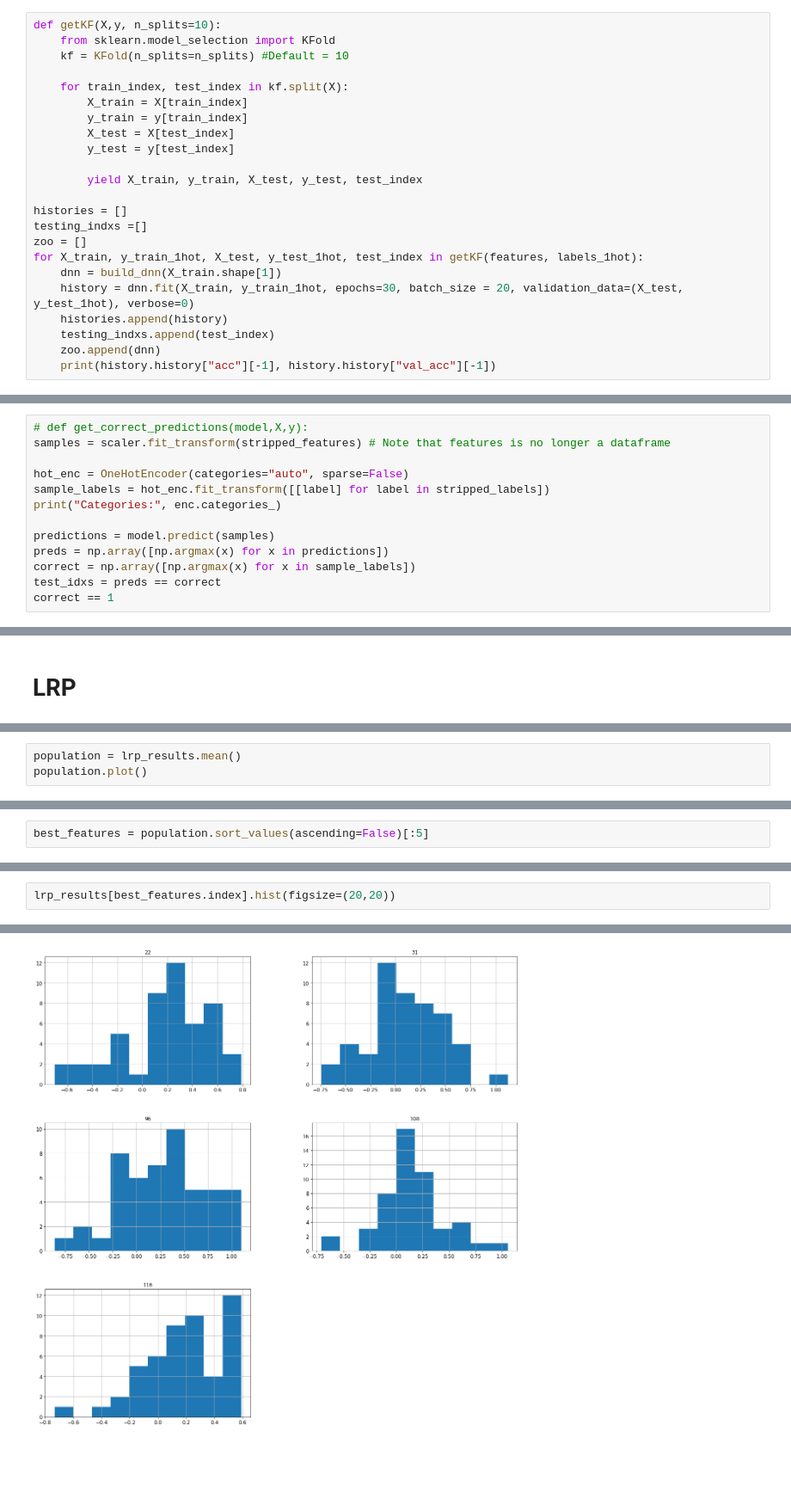
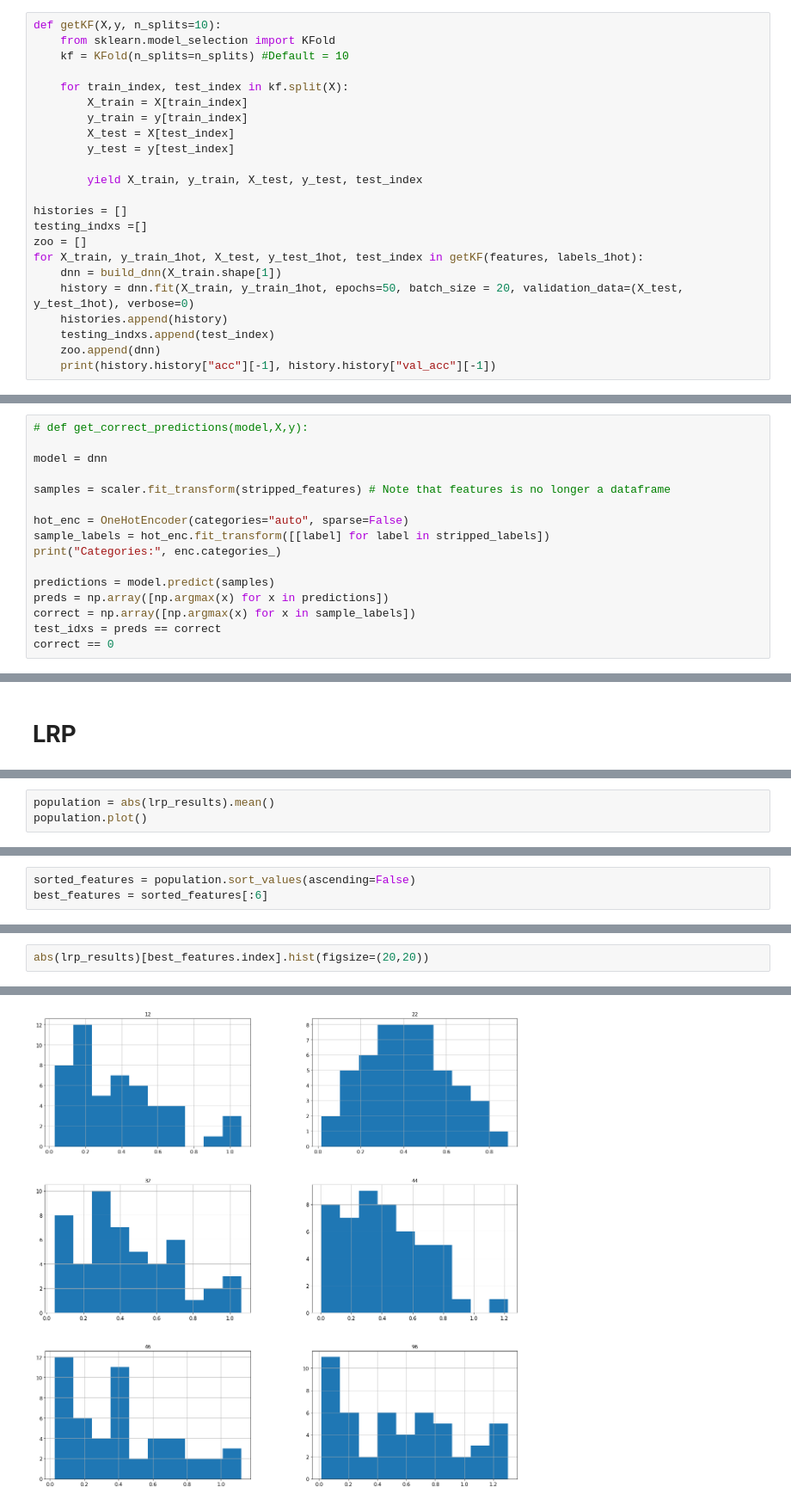
Before and after one commit to ahsanMah/interpretDL, a Jupyter notebook: ADNNI.ipynb, the cells around one changed output, grey strips where cells are left out. Shown: that part at 86% size. Cells and saved outputs as stored; diff of their text form; blank space fills up the shorter version.

```diff
--- a/ADNNI.ipynb
+++ b/ADNNI.ipynb
@@ -382,7 +423,7 @@ testing_indxs =[]
 zoo = []
 for X_train, y_train_1hot, X_test, y_test_1hot, test_index in getKF(features, labels_1hot):
     dnn = build_dnn(X_train.shape[1])
-    history = dnn.fit(X_train, y_train_1hot, epochs=30, batch_size = 20, validation_data=(X_test, y_test_1hot), verbose=0)
+    history = dnn.fit(X_train, y_train_1hot, epochs=50, batch_size = 20, validation_data=(X_test, y_test_1hot), verbose=0)
     histories.append(history)
     testing_indxs.append(test_index)
     zoo.append(dnn)
@@ -453,6 +504,9 @@ testing_indxs
 # Evaluating on non SMOTE Samples
 # %%
 # def get_correct_predictions(model,X,y):
+
+model = dnn
+
 samples = scaler.fit_transform(stripped_features) # Note that features is no longer a dataframe
 
 hot_enc = OneHotEncoder(categories="auto", sparse=False)
@@ -463,6 +517,6 @@ predictions = model.predict(samples)
 preds = np.array([np.argmax(x) for x in predictions])
 correct = np.array([np.argmax(x) for x in sample_labels])
 test_idxs = preds == correct
-correct == 1
+correct == 0
 # %% [output]
 Categories: [array(['AD', 'CN'], dtype=object)]
@@ -544,5 +584,5 @@ lrp_results = perform_analysis(dnn,lrp,test_samples, test_labels)
 # %%
-population = lrp_results.mean()
+population = abs(lrp_results).mean()
 population.plot()
 # %% [output]
 <matplotlib.axes._subplots.AxesSubplot at 0x...>
@@ -550,5 +590,6 @@ population.plot()
 # %%
-best_features = population.sort_values(ascending=False)[:5]
+sorted_features = population.sort_values(ascending=False)
+best_features = sorted_features[:6]
 # %%
 best_features.index
 # %% [output]
@@ -556,14 +597,14 @@ Int64Index([96, 22, 116, 108, 31], dtype='int64')
 # %%
-lrp_results[best_features.index].hist(figsize=(20,20))
+abs(lrp_results)[best_features.index].hist(figsize=(20,20))
 # %% [output]
 array([[<matplotlib.axes._subplots.AxesSubplot object at 0x...>,
         <matplotlib.axes._subplots.AxesSubplot object at 0x...>],
        [<matplotlib.axes._subplots.AxesSubplot object at 0x...>,
         <matplotlib.axes._subplots.AxesSubplot object at 0x...>],
        [<matplotlib.axes._subplots.AxesSubplot object at 0x...>,
         <matplotlib.axes._subplots.AxesSubplot object at 0x...>]],
       dtype=object)
-[figure, old version]
+[figure, new version]
 # %%
 raw_features.columns[best_features.index]
 # %% [output]
```
Also changed, not shown: parts of 25 cells of this notebook, 1 other file.
